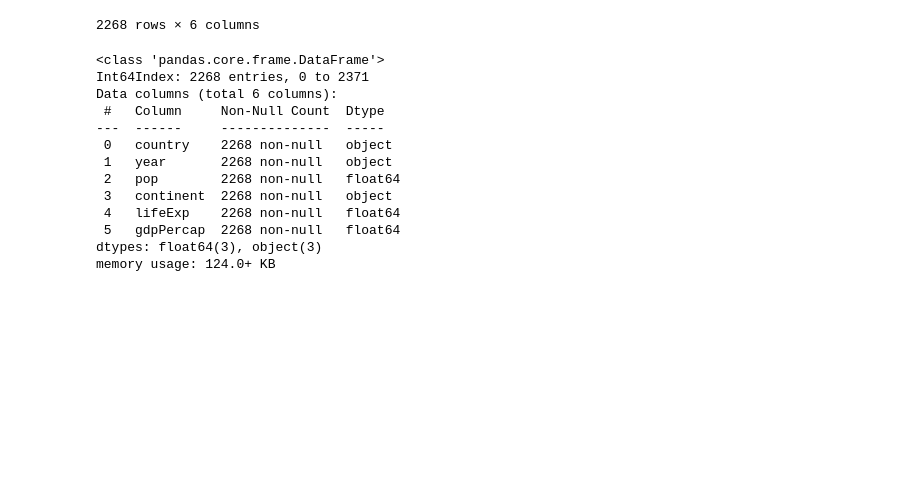
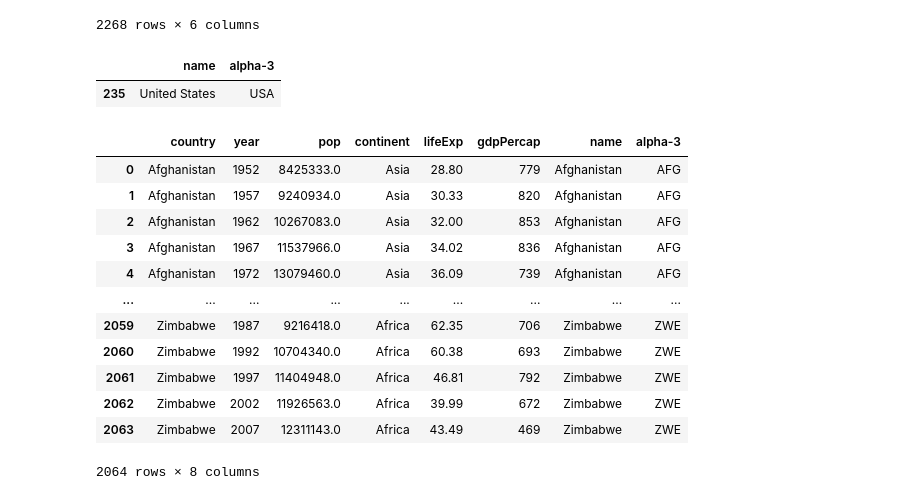
Before and after one commit to janisfroelich/ivi, a Jupyter notebook: data_prep.ipynb, the cells around one changed output. Saved outputs shown, nothing was run; the diff lists cells and outputs as text; code cells hidden in the pictures; blank space fills up the shorter version.

```diff
--- a/data_prep.ipynb
+++ b/data_prep.ipynb
@@ -322,0 +325,4 @@ data_join_arr.to_pickle('flight_data_arr.pkl')
+# %%
+iso_country = pd.read_csv("Data/iso_code.csv")
+# %%
+iso_country.drop(['alpha-2', 'country-code', 'iso_3166-2', 'region', 'sub-region', 'intermediate-region', 'region-code', 'sub-region-code', 'intermediate-region-code'], axis=1, inplace=True)
@@ -420,22 +430,6 @@ data_gapminder
 | 2370 | Zimbabwe | 2002 | 11926563.0 | Africa | 39.989 | 672.038623 |
 | 2371 | Zimbabwe | 2007 | 12311143.0 | Africa | 43.487 | 469.709298 |
 2268 rows × 6 columns
-# %%
-data_gapminder.info()
-# %% [output]
-<class 'pandas.core.frame.DataFrame'>
-Int64Index: 2268 entries, 0 to 2371
-Data columns (total 6 columns):
- #   Column     Non-Null Count  Dtype
----  ------     --------------  -----
- 0   country    2268 non-null   object
- 1   year       2268 non-null   object
- 2   pop        2268 non-null   float64
- 3   continent  2268 non-null   object
- 4   lifeExp    2268 non-null   float64
- 5   gdpPercap  2268 non-null   float64
-dtypes: float64(3), object(3)
-memory usage: 124.0+ KB
 # %%
 # round lifeExp and pop to 2 decimal places
 data_gapminder.lifeExp = data_gapminder.lifeExp.round(2)
@@ -444,3 +438,30 @@ data_gapminder.pop = data_gapminder["pop"].round(2)
 # turn year and gdpPercap into int
 data_gapminder.year = data_gapminder.year.astype(int)
 data_gapminder.gdpPercap = data_gapminder.gdpPercap.astype(int)
+# %%
+# change value in name to United States of America to United States
+iso_country.loc[iso_country.name == 'United States of America', 'name'] = 'United States'
+# %%
+iso_country[iso_country.name == 'United States']
+# %% [output]
+|  | name | alpha-3 |
+| 235 | United States | USA |
+# %%
+# merge iso_country to data_gapminder on country
+data_gapminder_join = data_gapminder.merge(iso_country, left_on='country', right_on='name', how='inner')
+# %%
+data_gapminder_join
+# %% [output]
+|  | country | year | pop | continent | lifeExp | gdpPercap | name | alpha-3 |
+| 0 | Afghanistan | 1952 | 8425333.0 | Asia | 28.80 | 779 | Afghanistan | AFG |
+| 1 | Afghanistan | 1957 | 9240934.0 | Asia | 30.33 | 820 | Afghanistan | AFG |
+| 2 | Afghanistan | 1962 | 10267083.0 | Asia | 32.00 | 853 | Afghanistan | AFG |
+| 3 | Afghanistan | 1967 | 11537966.0 | Asia | 34.02 | 836 | Afghanistan | AFG |
+| 4 | Afghanistan | 1972 | 13079460.0 | Asia | 36.09 | 739 | Afghanistan | AFG |
+| ... | ... | ... | ... | ... | ... | ... | ... | ... |
+| 2059 | Zimbabwe | 1987 | 9216418.0 | Africa | 62.35 | 706 | Zimbabwe | ZWE |
+| 2060 | Zimbabwe | 1992 | 10704340.0 | Africa | 60.38 | 693 | Zimbabwe | ZWE |
+| 2061 | Zimbabwe | 1997 | 11404948.0 | Africa | 46.81 | 792 | Zimbabwe | ZWE |
+| 2062 | Zimbabwe | 2002 | 11926563.0 | Africa | 39.99 | 672 | Zimbabwe | ZWE |
+| 2063 | Zimbabwe | 2007 | 12311143.0 | Africa | 43.49 | 469 | Zimbabwe | ZWE |
+2064 rows × 8 columns
```
Also changed, not shown: parts of 9 cells of this notebook, 8 other files.
